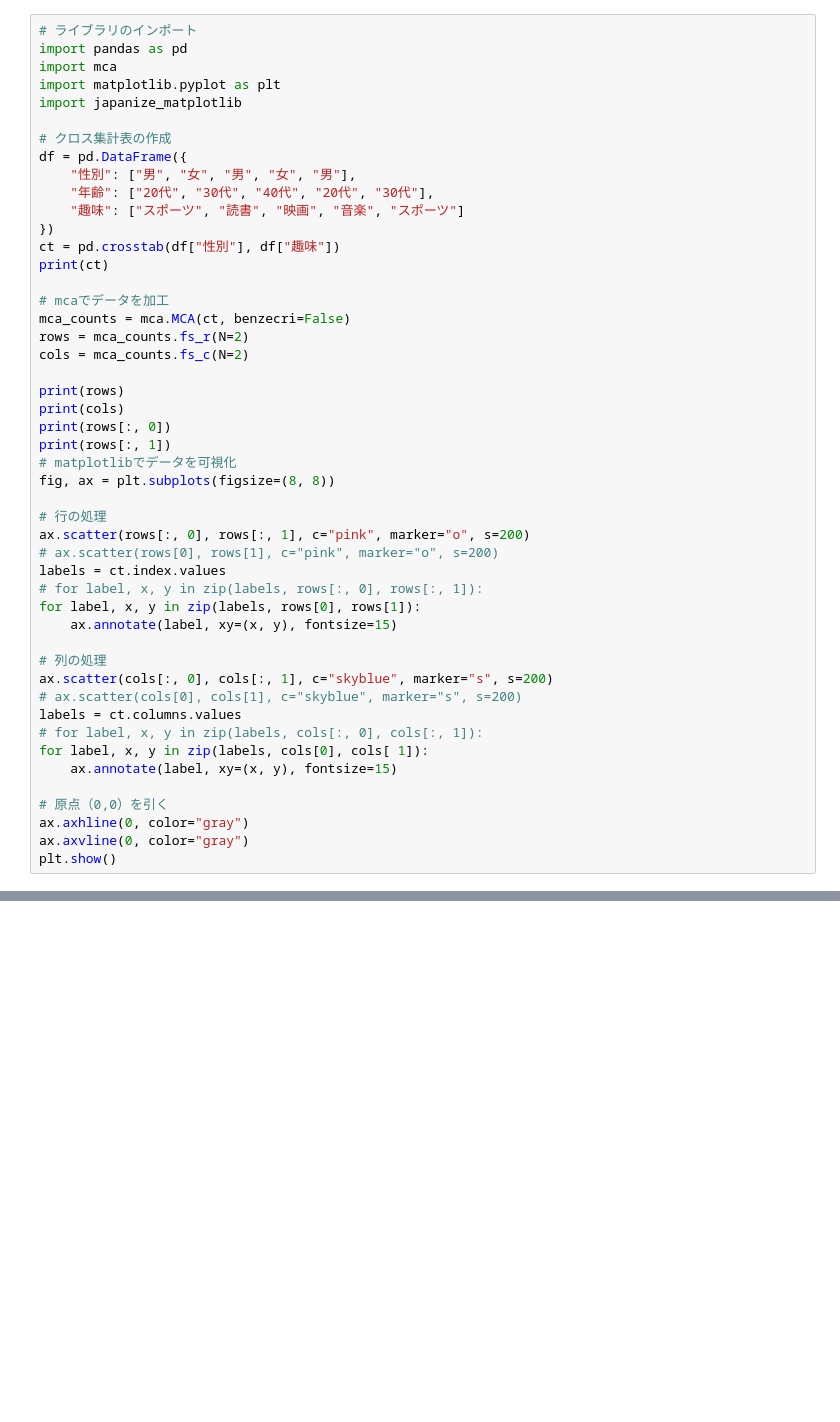
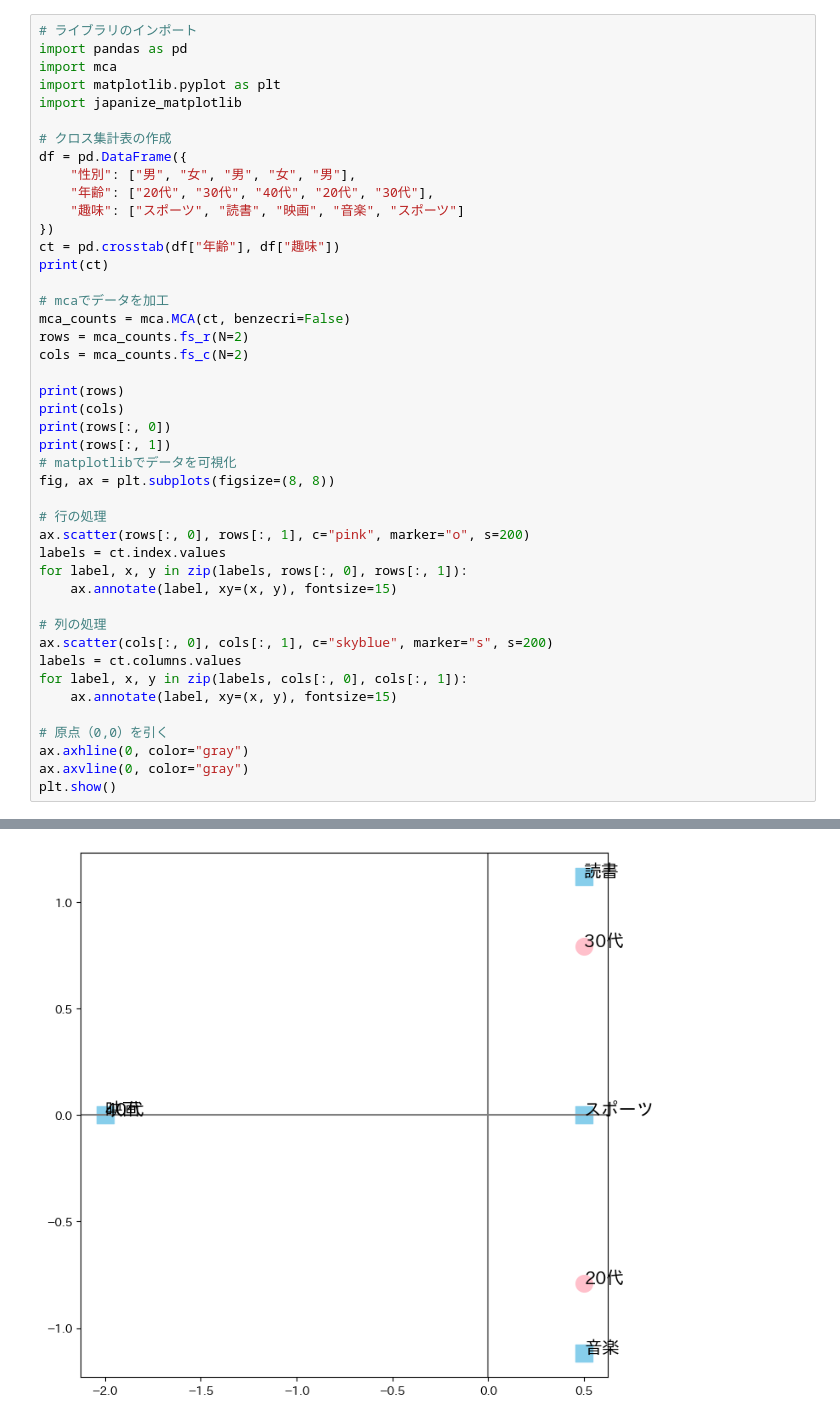
Before and after one commit to kapibara3chi/Correspondence_Analysis, a Jupyter notebook: Correspondence_Analysis.ipynb, the cells around one changed output, grey strips where cells are left out. Drawn from its saved outputs; the diff is of its cells as text; blank space fills up the shorter version.

```diff
--- a/Correspondence_Analysis.ipynb
+++ b/Correspondence_Analysis.ipynb
@@ -107,7 +107,7 @@ df = pd.DataFrame({
     "年齢": ["20代", "30代", "40代", "20代", "30代"],
     "趣味": ["スポーツ", "読書", "映画", "音楽", "スポーツ"]
 })
-ct = pd.crosstab(df["性別"], df["趣味"])
+ct = pd.crosstab(df["年齢"], df["趣味"])
 print(ct)
 
 # mcaでデータを加工
@@ -124,18 +124,14 @@ fig, ax = plt.subplots(figsize=(8, 8))
 
 # 行の処理
 ax.scatter(rows[:, 0], rows[:, 1], c="pink", marker="o", s=200)
-# ax.scatter(rows[0], rows[1], c="pink", marker="o", s=200)
 labels = ct.index.values
-# for label, x, y in zip(labels, rows[:, 0], rows[:, 1]):
-for label, x, y in zip(labels, rows[0], rows[1]):
+for label, x, y in zip(labels, rows[:, 0], rows[:, 1]):
     ax.annotate(label, xy=(x, y), fontsize=15)
 
 # 列の処理
 ax.scatter(cols[:, 0], cols[:, 1], c="skyblue", marker="s", s=200)
-# ax.scatter(cols[0], cols[1], c="skyblue", marker="s", s=200)
 labels = ct.columns.values
-# for label, x, y in zip(labels, cols[:, 0], cols[:, 1]):
-for label, x, y in zip(labels, cols[0], cols[ 1]):
+for label, x, y in zip(labels, cols[:, 0], cols[:, 1]):
     ax.annotate(label, xy=(x, y), fontsize=15)
 
 # 原点（0,0）を引く
@@ -155,0 +156 @@ IndexError: ignored
+[figure, added]
```
Also changed, not shown: parts of 6 cells of this notebook.
